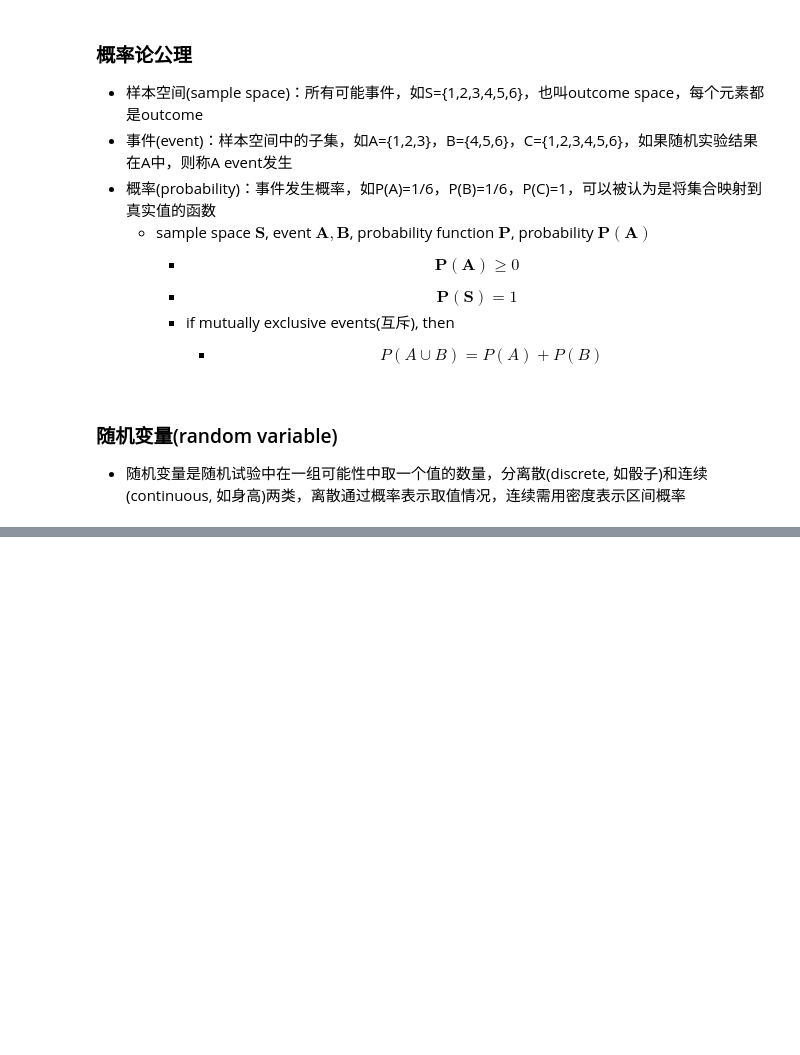
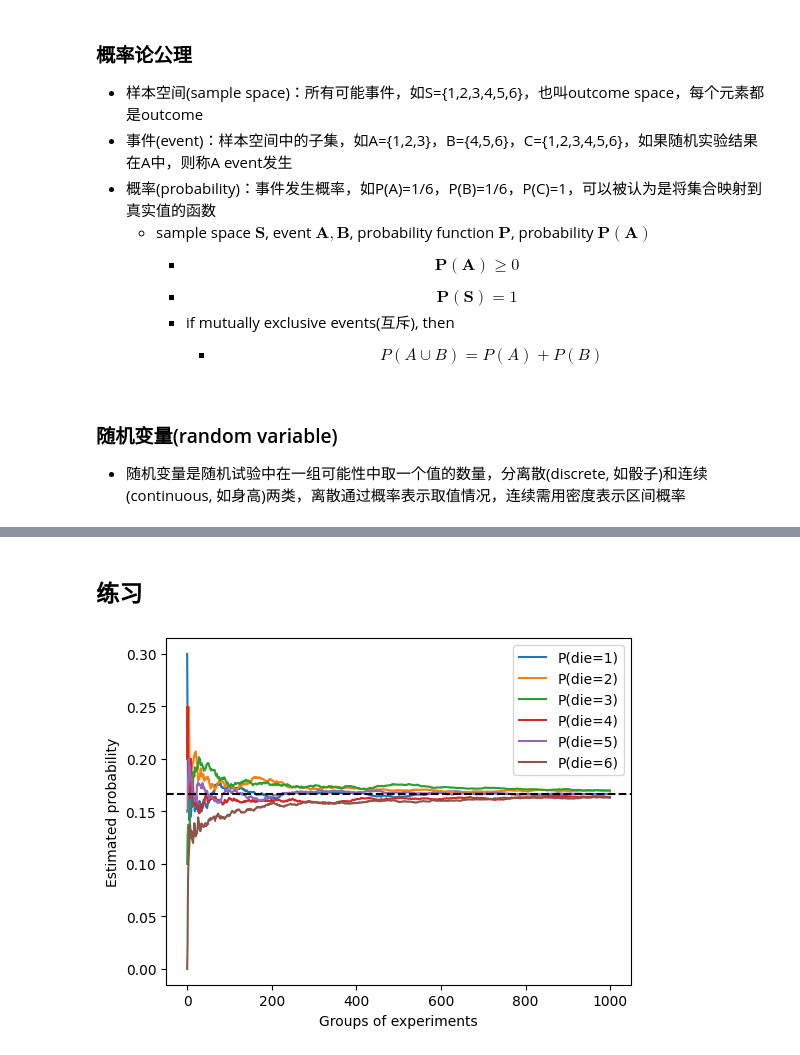
Before and after one commit to shuai-zz/dive_into_deep_learning, a Jupyter notebook: chapter2/6.probability_and_statistics.ipynb, the cells around one changed output, grey strips where cells are left out. Drawn from its saved outputs; the diff is of its cells as text; code cells hidden in the pictures; blank space fills up the shorter version.

Commit message:
udpate ch2: finish probability and statistics

```diff
--- a/chapter2/6.probability_and_statistics.ipynb
+++ b/chapter2/6.probability_and_statistics.ipynb
@@ -93,0 +167,17 @@ $$ \mathbf{P}(B)=\sum_{A}\mathbf{P}(A,B) $$
+# %% [markdown]
+## 练习
+# %%
+# 进行1000次实验，每组抽取20个样本
+counts=multinomial.Multinomial(20,fair_probs).sample((1000,))
+cum_counts=counts.cumsum(dim=0)
+estimates=cum_counts/cum_counts.sum(dim=1,keepdims=True)
+plt.figure(figsize=(6, 4.5))
+for i in range(6):
+    plt.plot(estimates[:,i].tolist(), label=("P(die="+str(i+1)+")"))
+plt.axhline(y=0.167,color='black',linestyle='dashed')
+plt.gca().set_xlabel('Groups of experiments')
+plt.gca().set_ylabel('Estimated probability')
+plt.legend();
+plt.show()
+# %% [output]
+[figure, added]
```
Also changed, not shown: parts of 9 cells of this notebook.
